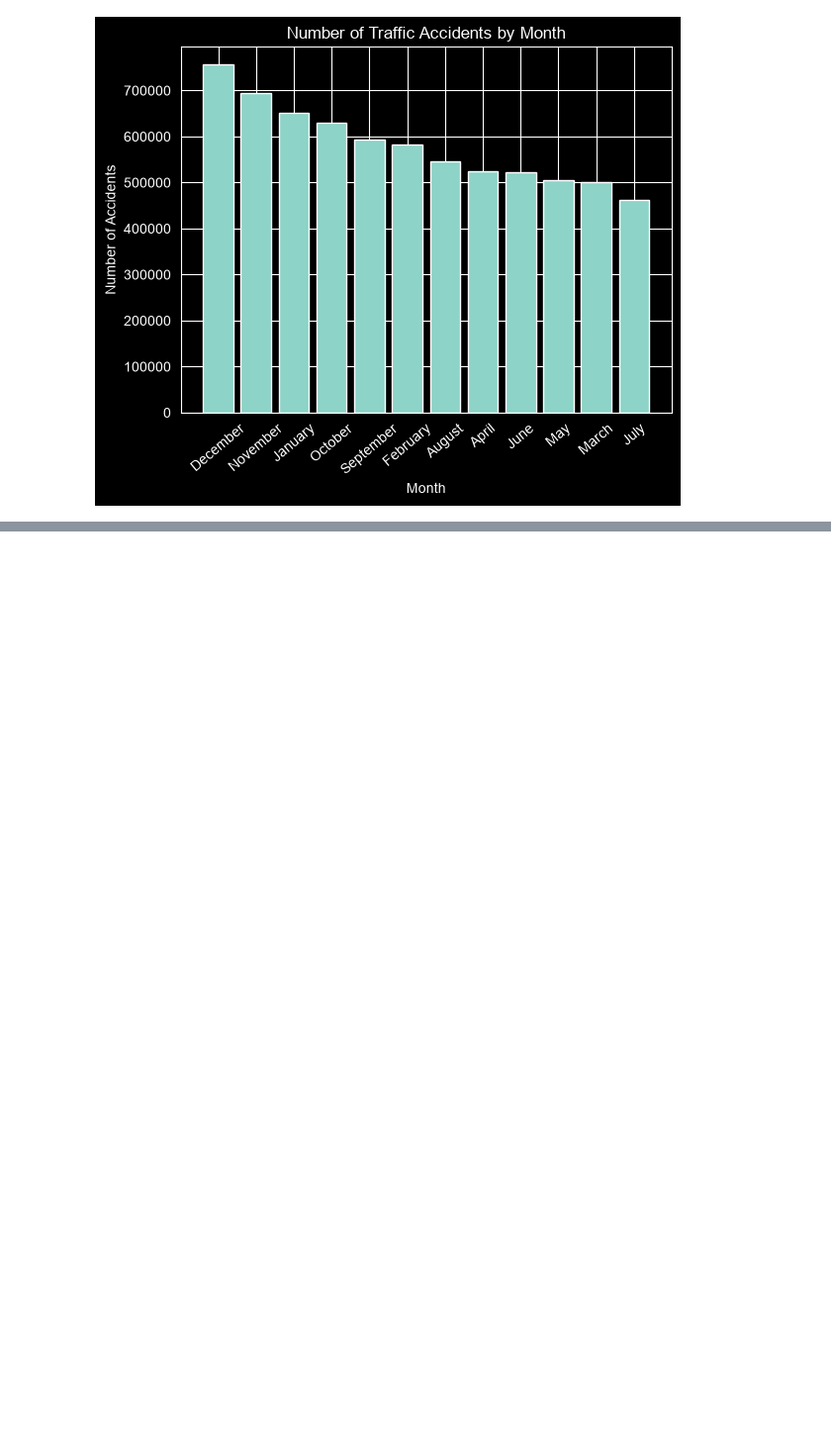
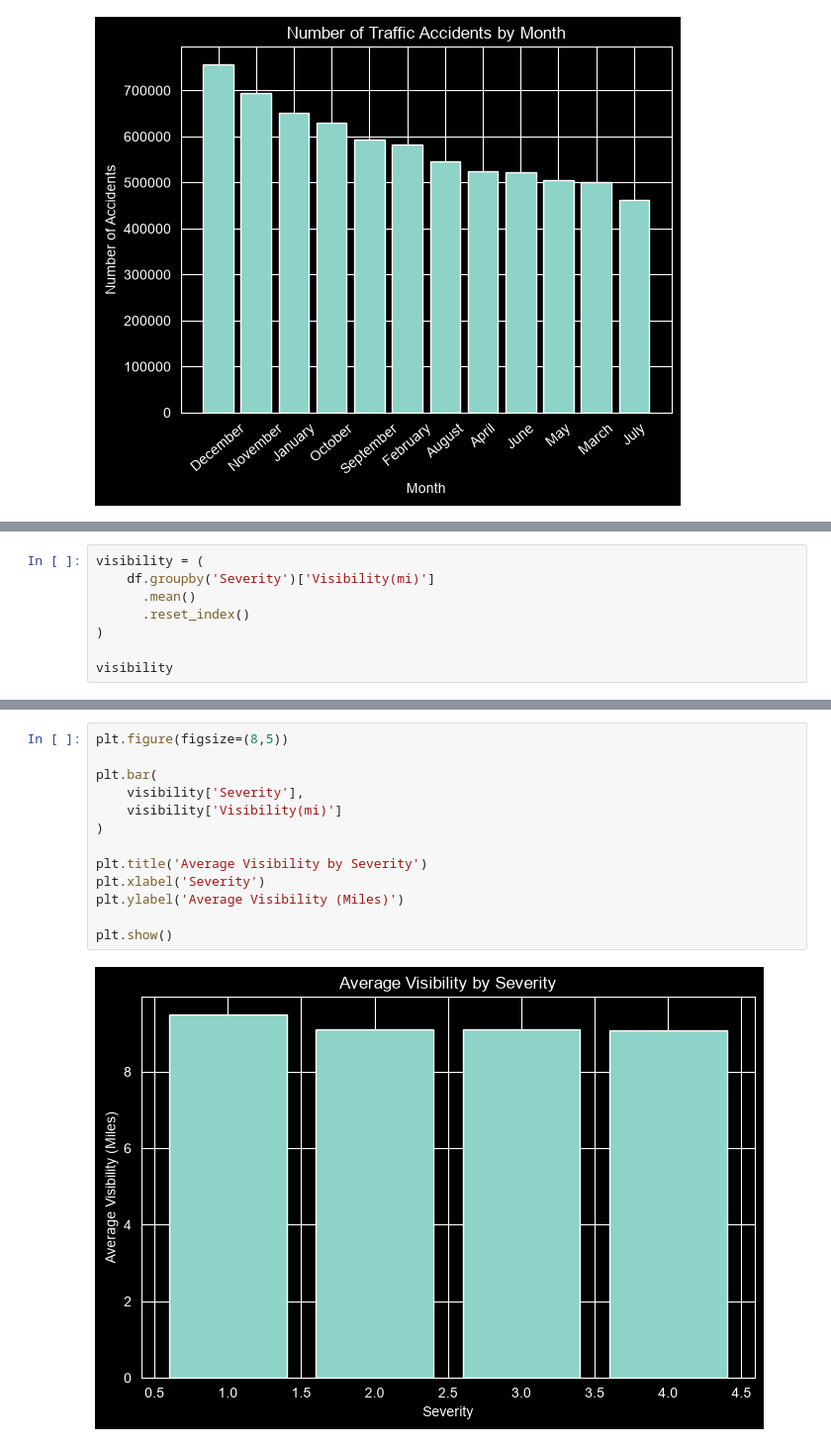
Before and after one commit to masoudtjaik/Data-Analysis-Project-US-ACCIDENT, a Jupyter notebook: US.ipynb, the cells around one changed output, grey strips where cells are left out. Shown at 99% size. Cells and saved outputs as stored; diff of their text form; blank space fills up the shorter version.

```diff
--- a/US.ipynb
+++ b/US.ipynb
@@ -372,0 +440,8 @@ plt.show()
+# %%
+visibility = (
+    df.groupby('Severity')['Visibility(mi)']
+      .mean()
+      .reset_index()
+)
+
+visibility
@@ -372,0 +454,15 @@ plt.show()
+# %%
+plt.figure(figsize=(8,5))
+
+plt.bar(
+    visibility['Severity'],
+    visibility['Visibility(mi)']
+)
+
+plt.title('Average Visibility by Severity')
+plt.xlabel('Severity')
+plt.ylabel('Average Visibility (Miles)')
+
+plt.show()
+# %% [output]
+[figure, added]
```
Also changed, not shown: parts of 13 cells of this notebook.
